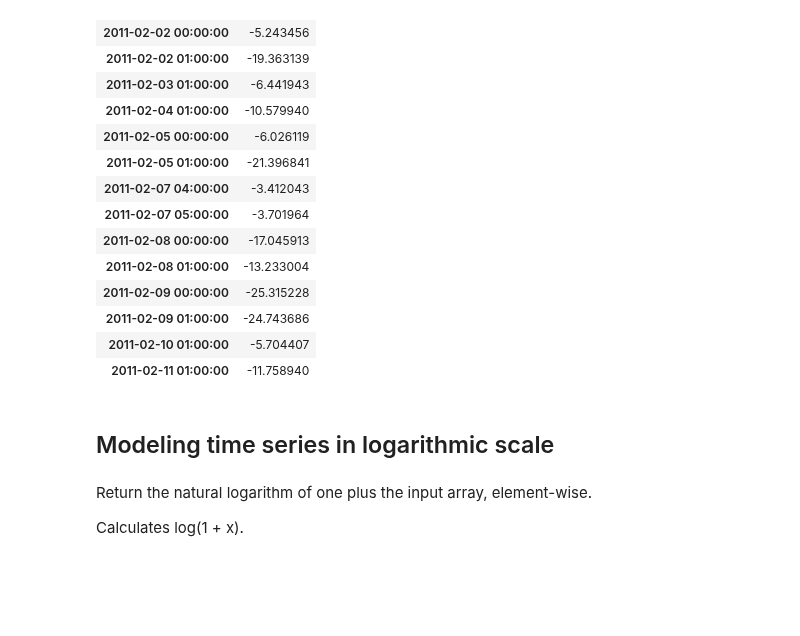
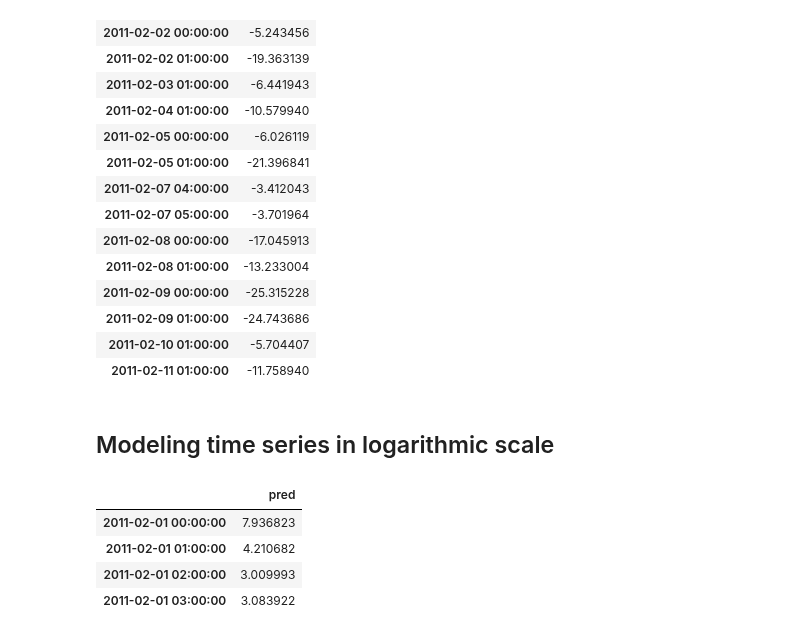
Before and after one commit to JoaquinAmatRodrigo/skforecast, a Jupyter notebook: docs/faq/non_negative_predictions.ipynb, the cells around one changed output. Drawn from its saved outputs; the diff is of its cells as text; code cells hidden in the pictures; blank space fills up the shorter version.

```diff
--- a/docs/faq/non_negative_predictions.ipynb
+++ b/docs/faq/non_negative_predictions.ipynb
@@ -111,8 +107,4 @@ predictions[predictions.pred < 0]
 | 2011-02-11 01:00:00 | -11.758940 |
 # %% [markdown]
 ## Modeling time series in logarithmic scale
-# %% [markdown]
-Return the natural logarithm of one plus the input array, element-wise.
-
-Calculates log(1 + x).
 # %%
@@ -141,4 +133,15 @@ metric, predictions = backtesting_forecaster(
                             metric             = 'mean_squared_error',
                             verbose            = False
                         )
+# %%
+# Revert the transformation
+# ==============================================================================
+predictions = np.expm1(predictions)
+predictions.head(4)
+# %% [output]
+|  | pred |
+| 2011-02-01 00:00:00 | 7.936823 |
+| 2011-02-01 01:00:00 | 4.210682 |
+| 2011-02-01 02:00:00 | 3.009993 |
+| 2011-02-01 03:00:00 | 3.083922 |
 # %%
```
Also changed, not shown: parts of 7 cells of this notebook, 2 other files.
